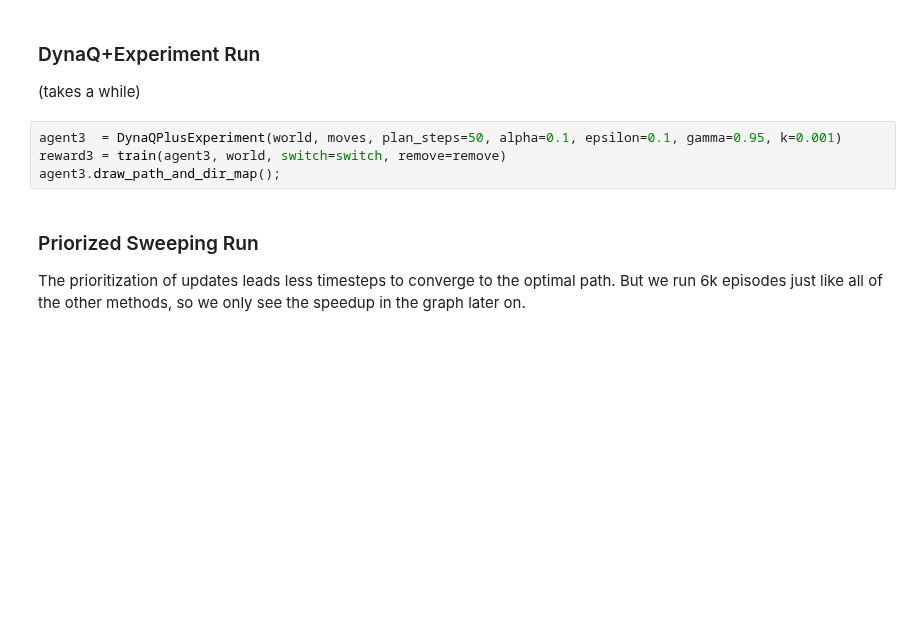
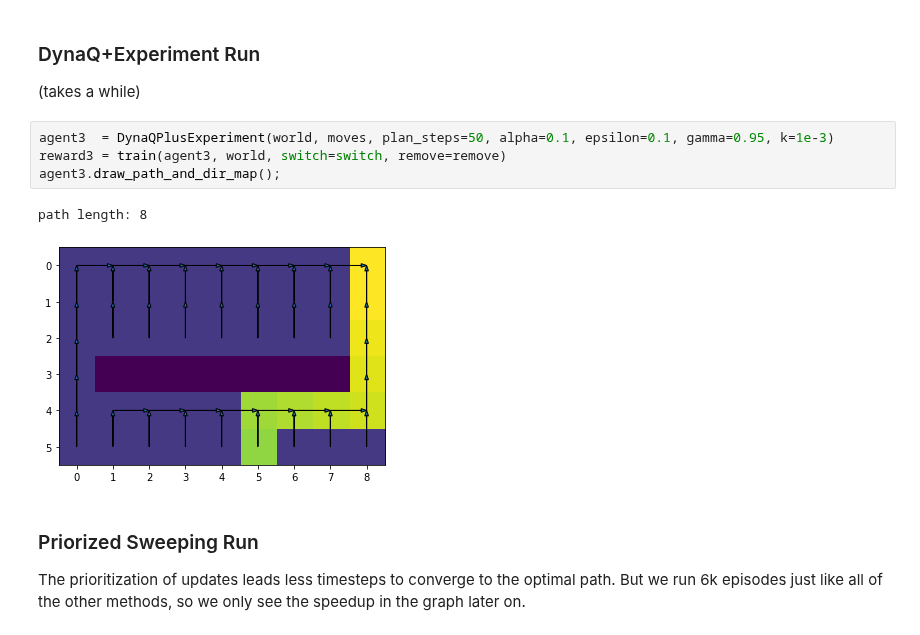
Before and after one commit to MaraTomasek/ML-Notebooks, a Jupyter notebook: Reinforcement_Learning/ch8-tabular.ipynb, the cells around one changed output. Cells and saved outputs as stored; diff of their text form; blank space fills up the shorter version.

```diff
--- a/Reinforcement_Learning/ch8-tabular.ipynb
+++ b/Reinforcement_Learning/ch8-tabular.ipynb
@@ -472,9 +478,12 @@ agent2.draw_path_and_dir_map();
 ### DynaQ+Experiment Run
 (takes a while)
 # %%
-agent3  = DynaQPlusExperiment(world, moves, plan_steps=50, alpha=0.1, epsilon=0.1, gamma=0.95, k=0.001)
+agent3  = DynaQPlusExperiment(world, moves, plan_steps=50, alpha=0.1, epsilon=0.1, gamma=0.95, k=1e-3)
 reward3 = train(agent3, world, switch=switch, remove=remove)
 agent3.draw_path_and_dir_map();
+# %% [output]
+path length: 8
+[figure, added]
 # %% [markdown]
 ### Priorized Sweeping Run
 The prioritization of updates leads less timesteps to converge to the optimal path.
```
Also changed, not shown: parts of 18 cells of this notebook.
